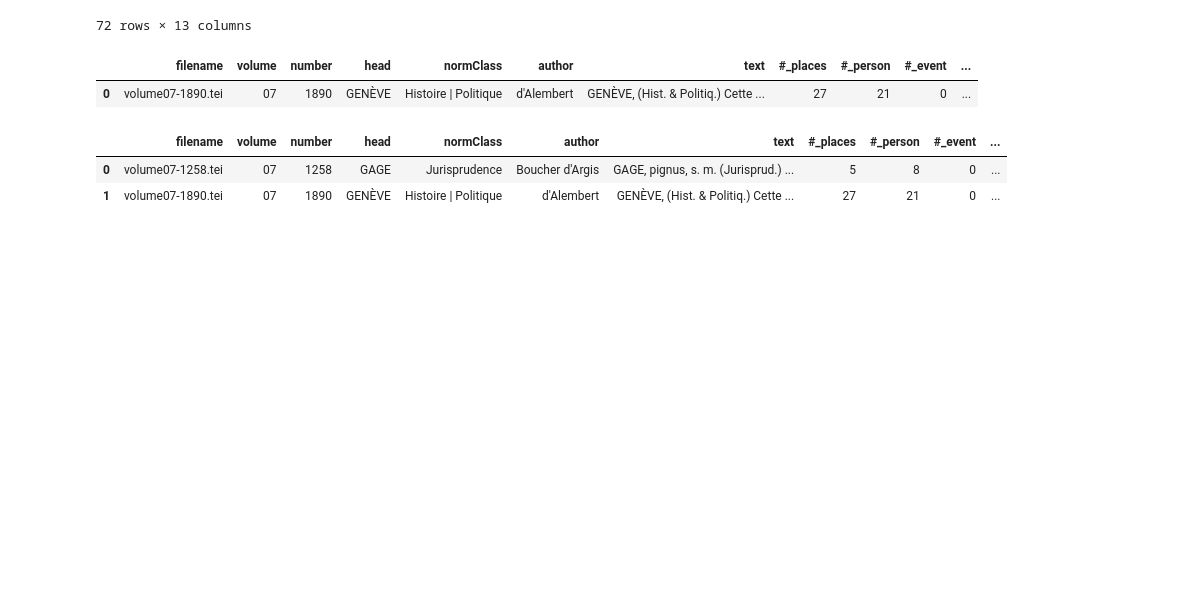
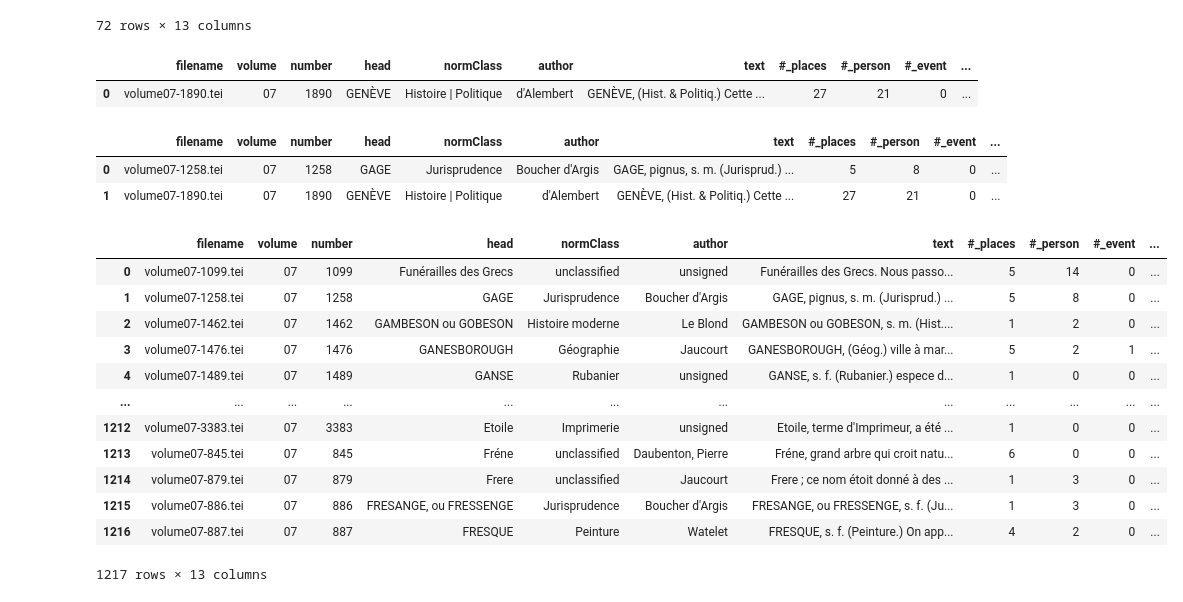
Before and after one commit to ludovicmoncla/SunoikisisDC-Summer2022-Session9, a Jupyter notebook: Tutorial-geoparsing.ipynb, the cells around one changed output. Drawn from its saved outputs; the diff is of its cells as text; code cells hidden in the pictures; blank space fills up the shorter version.

```diff
--- a/Tutorial-geoparsing.ipynb
+++ b/Tutorial-geoparsing.ipynb
@@ -430,5 +429,23 @@ collection.to_dataframe()
 |  | filename | volume | number | head | normClass | author | text | #_places | #_person | #_event | ... |
 | 0 | volume07-1258.tei | 07 | 1258 | GAGE | Jurisprudence | Boucher d'Argis | GAGE, pignus, s. m. (Jurisprud.) ... | 5 | 8 | 0 | ... |
 | 1 | volume07-1890.tei | 07 | 1890 | GENÈVE | Histoire | Politique | d'Alembert | GENÈVE, (Hist. & Politiq.) Cette ... | 27 | 21 | 0 | ... |
+# %%
+# get only docs that contain place names
+collection = dataset_pleiades.filter_gt(column='#_places', value=0)
+collection.to_dataframe()
+# %% [output]
+|  | filename | volume | number | head | normClass | author | text | #_places | #_person | #_event | ... |
+| 0 | volume07-1099.tei | 07 | 1099 | Funérailles des Grecs | unclassified | unsigned | Funérailles des Grecs. Nous passo... | 5 | 14 | 0 | ... |
+| 1 | volume07-1258.tei | 07 | 1258 | GAGE | Jurisprudence | Boucher d'Argis | GAGE, pignus, s. m. (Jurisprud.) ... | 5 | 8 | 0 | ... |
+| 2 | volume07-1462.tei | 07 | 1462 | GAMBESON ou GOBESON | Histoire moderne | Le Blond | GAMBESON ou GOBESON, s. m. (Hist.... | 1 | 2 | 0 | ... |
+| 3 | volume07-1476.tei | 07 | 1476 | GANESBOROUGH | Géographie | Jaucourt | GANESBOROUGH, (Géog.) ville à mar... | 5 | 2 | 1 | ... |
+| 4 | volume07-1489.tei | 07 | 1489 | GANSE | Rubanier | unsigned | GANSE, s. f. (Rubanier.) espece d... | 1 | 0 | 0 | ... |
+| ... | ... | ... | ... | ... | ... | ... | ... | ... | ... | ... | ... |
+| 1212 | volume07-3383.tei | 07 | 3383 | Etoile | Imprimerie | unsigned | Etoile, terme d'Imprimeur, a été ... | 1 | 0 | 0 | ... |
+| 1213 | volume07-845.tei | 07 | 845 | Fréne | unclassified | Daubenton, Pierre | Fréne, grand arbre qui croit natu... | 6 | 0 | 0 | ... |
+| 1214 | volume07-879.tei | 07 | 879 | Frere | unclassified | Jaucourt | Frere ; ce nom étoit donné à des ... | 1 | 3 | 0 | ... |
+| 1215 | volume07-886.tei | 07 | 886 | FRESANGE, ou FRESSENGE | Jurisprudence | Boucher d'Argis | FRESANGE, ou FRESSENGE, s. f. (Ju... | 1 | 3 | 0 | ... |
+| 1216 | volume07-887.tei | 07 | 887 | FRESQUE | Peinture | Watelet | FRESQUE, s. f. (Peinture.) On app... | 4 | 2 | 0 | ... |
+1217 rows × 13 columns
 # %%
 # filter by metadata
```
Also changed, not shown: parts of 21 cells of this notebook.
